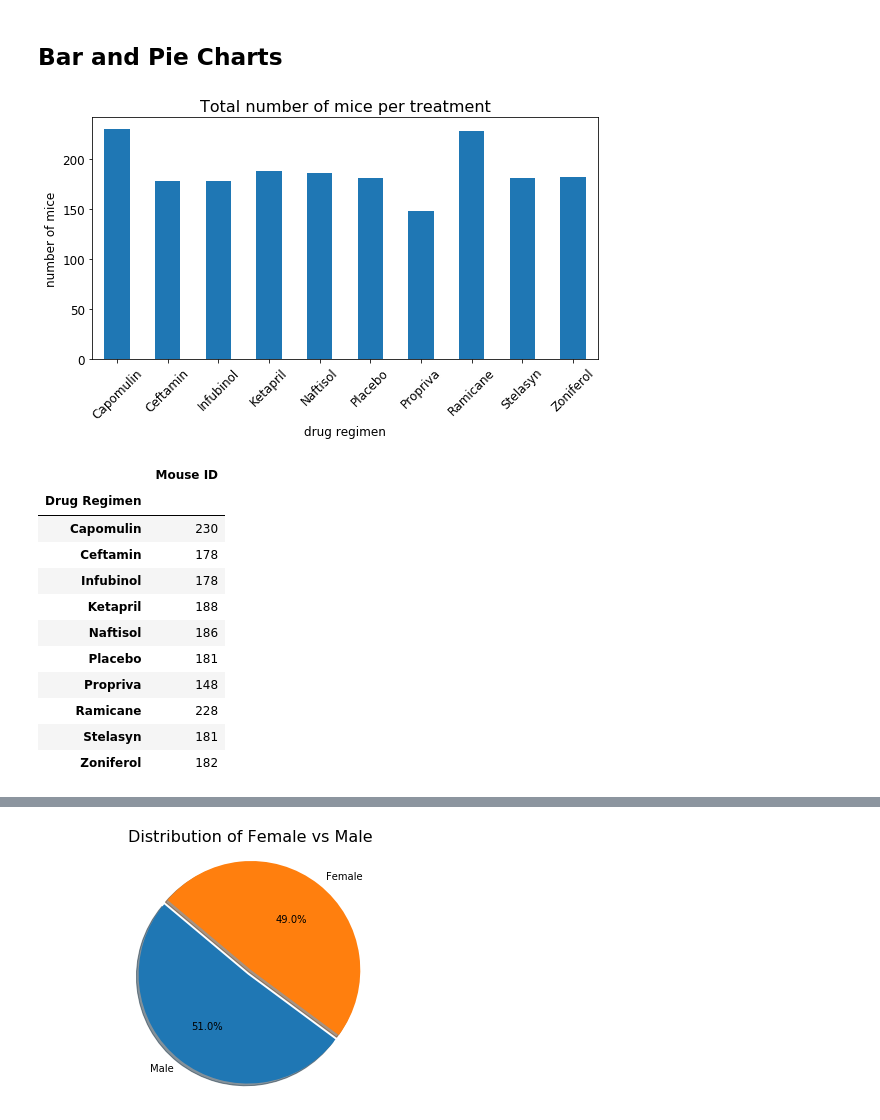
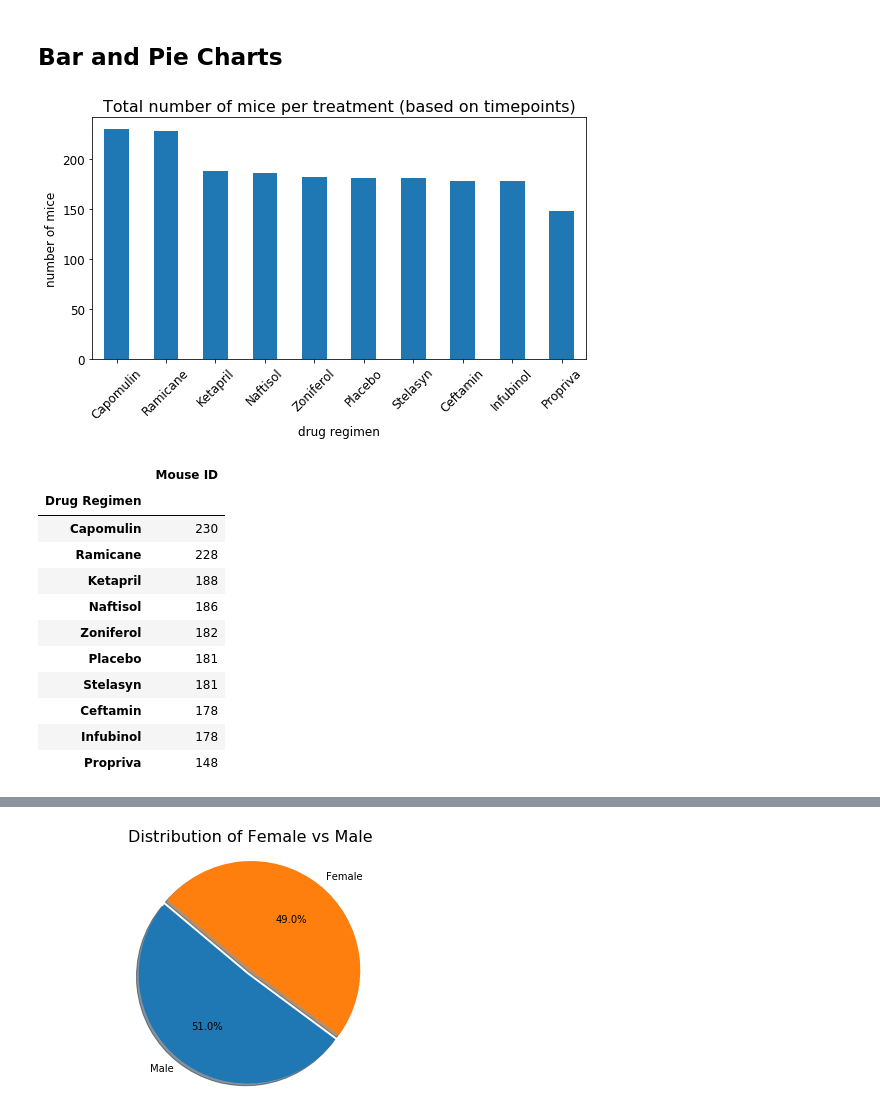
Before and after one commit to zsvorenova/matplotlib-challenge, a Jupyter notebook: Pymaceuticals/pymaceuticals_starter.ipynb, the cells around one changed output, grey strips where cells are left out. Cells and saved outputs as stored; diff of their text form; code cells hidden in the pictures.

```diff
--- a/Pymaceuticals/pymaceuticals_starter.ipynb
+++ b/Pymaceuticals/pymaceuticals_starter.ipynb
@@ -151,31 +155,32 @@ clean_df.groupby(["Drug Regimen"]).agg(['mean', 'median', 'var', 'std', 'sem'])[
 # %%
 # Generate a bar plot showing the total number of mice for each treatment throughout the course of the study using pandas.
 drug_regimes = clean_df['Drug Regimen'].unique()
 mice_count = pd.DataFrame(clean_df.groupby("Drug Regimen").count()["Mouse ID"])
+mice_count = mice_count.sort_values(by=["Mouse ID"], ascending = False)
 mice_count.plot(kind='bar', figsize=(8,5), fontsize=12, legend=False)
-plt.title("Total number of mice per treatment",fontsize = 16)
+plt.title("Total number of mice per treatment (based on timepoints)",fontsize = 16)
 plt.ylabel("number of mice", fontsize =12)
 plt.xlabel("drug regimen", fontsize =12)
 plt.xticks(rotation=45, fontsize=12)
 plt.tight_layout()
 plt.show();
 # %% [output]
-[figure, old version]
+[figure, new version]
 # %%
 mice_count
 # %% [output]
 |  | Mouse ID |
 | Drug Regimen |  |
 | Capomulin | 230 |
+| Ramicane | 228 |
+| Ketapril | 188 |
+| Naftisol | 186 |
+| Zoniferol | 182 |
+| Placebo | 181 |
+| Stelasyn | 181 |
 | Ceftamin | 178 |
 | Infubinol | 178 |
-| Ketapril | 188 |
-| Naftisol | 186 |
-| Placebo | 181 |
 | Propriva | 148 |
-| Ramicane | 228 |
-| Stelasyn | 181 |
-| Zoniferol | 182 |
 # %%
 # Generate a bar plot showing the total number of mice for each treatment throughout the course of the study using pyplot.
 x_axis=np.arange(len(mice_count))
```
Also changed, not shown: parts of 7 cells of this notebook.
